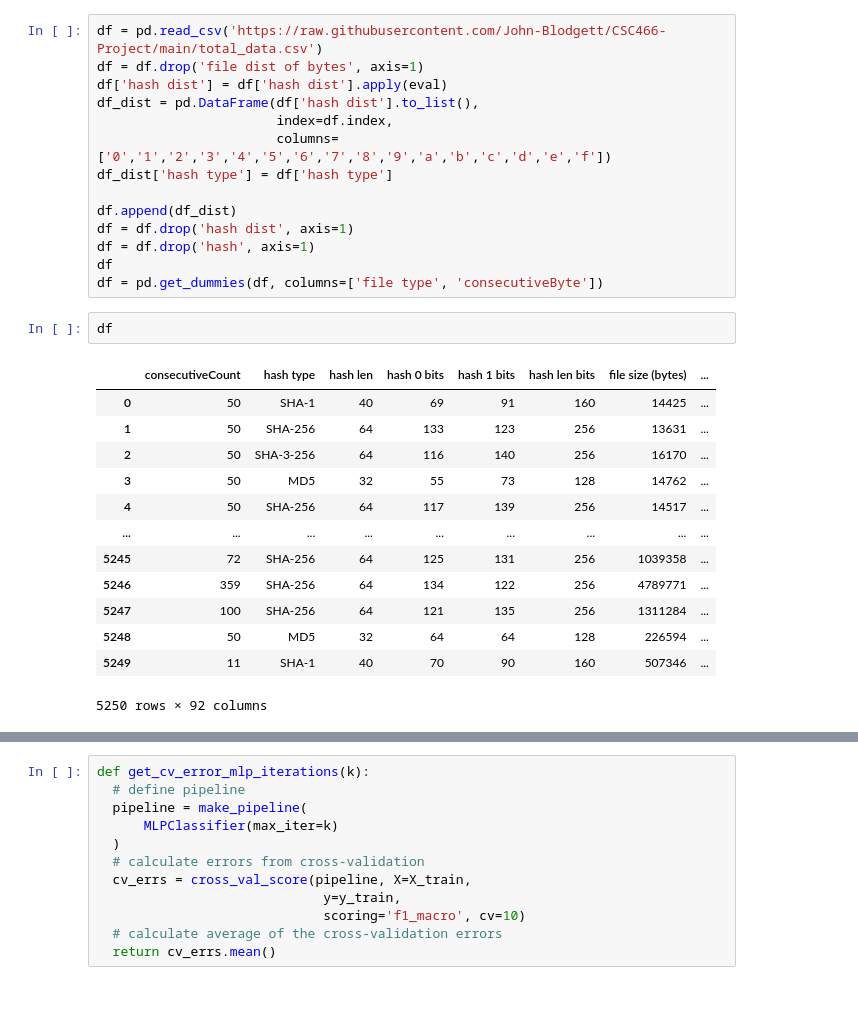
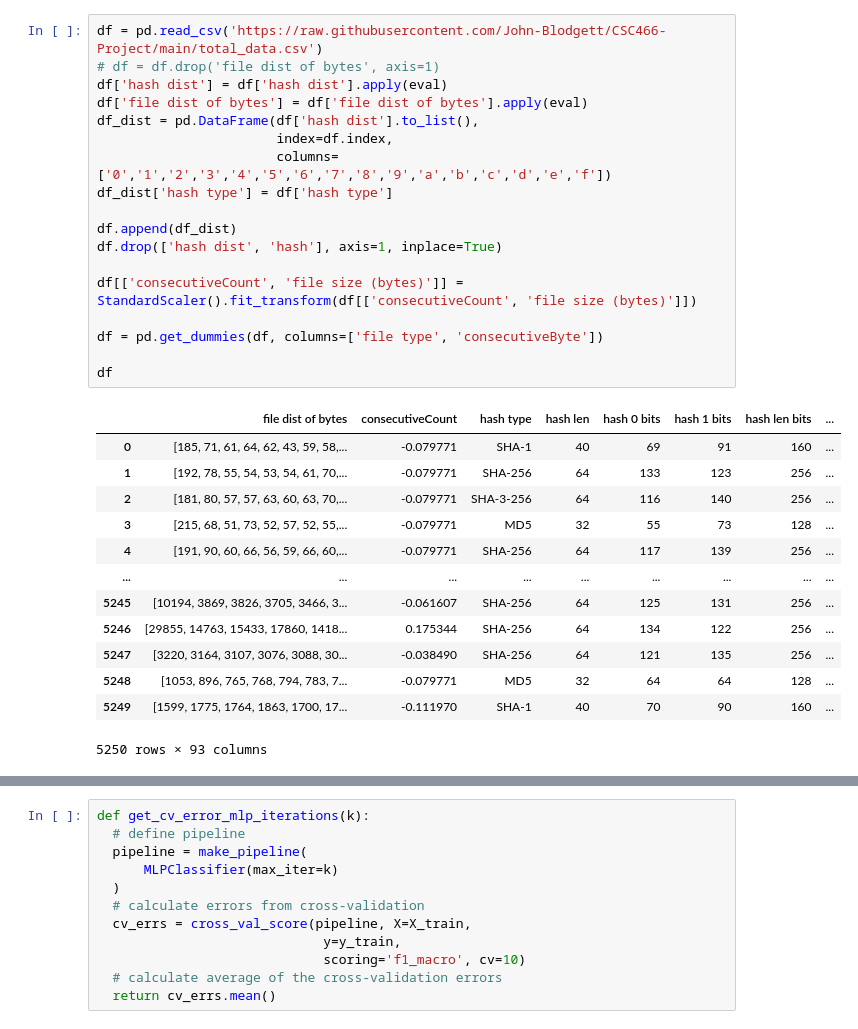
Before and after one commit to John-Blodgett/CSC466-Project, a Jupyter notebook: KNearestClassifier.ipynb, the cells around one changed output, grey strips where cells are left out. Drawn from its saved outputs; the diff is of its cells as text; blank space fills up the shorter version.

```diff
--- a/KNearestClassifier.ipynb
+++ b/KNearestClassifier.ipynb
@@ -7,30 +17,32 @@ import numpy as np
 # %%
 df = pd.read_csv('https://raw.githubusercontent.com/John-Blodgett/CSC466-Project/main/total_data.csv')
-df = df.drop('file dist of bytes', axis=1)
+# df = df.drop('file dist of bytes', axis=1)
 df['hash dist'] = df['hash dist'].apply(eval)
+df['file dist of bytes'] = df['file dist of bytes'].apply(eval)
 df_dist = pd.DataFrame(df['hash dist'].to_list(),
                        index=df.index,
                        columns=['0','1','2','3','4','5','6','7','8','9','a','b','c','d','e','f'])
 df_dist['hash type'] = df['hash type']
 
 df.append(df_dist)
-df = df.drop('hash dist', axis=1)
-df = df.drop('hash', axis=1)
+df.drop(['hash dist', 'hash'], axis=1, inplace=True)
+
+df[['consecutiveCount', 'file size (bytes)']] = StandardScaler().fit_transform(df[['consecutiveCount', 'file size (bytes)']])
+
+df = pd.get_dummies(df, columns=['file type', 'consecutiveByte'])
+
 df
-df = pd.get_dummies(df, columns=['file type', 'consecutiveByte'])
+# %% [output]
+|  | file dist of bytes | consecutiveCount | hash type | hash len | hash 0 bits | hash 1 bits | hash len bits | ... |
+| 0 | [185, 71, 61, 64, 62, 43, 59, 58,... | -0.079771 | SHA-1 | 40 | 69 | 91 | 160 | ... |
+| 1 | [192, 78, 55, 54, 53, 54, 61, 70,... | -0.079771 | SHA-256 | 64 | 133 | 123 | 256 | ... |
+| 2 | [181, 80, 57, 57, 63, 60, 63, 70,... | -0.079771 | SHA-3-256 | 64 | 116 | 140 | 256 | ... |
+| 3 | [215, 68, 51, 73, 52, 57, 52, 55,... | -0.079771 | MD5 | 32 | 55 | 73 | 128 | ... |
+| 4 | [191, 90, 60, 66, 56, 59, 66, 60,... | -0.079771 | SHA-256 | 64 | 117 | 139 | 256 | ... |
+| ... | ... | ... | ... | ... | ... | ... | ... | ... |
+| 5245 | [10194, 3869, 3826, 3705, 3466, 3... | -0.061607 | SHA-256 | 64 | 125 | 131 | 256 | ... |
+| 5246 | [29855, 14763, 15433, 17860, 1418... | 0.175344 | SHA-256 | 64 | 134 | 122 | 256 | ... |
+| 5247 | [3220, 3164, 3107, 3076, 3088, 30... | -0.038490 | SHA-256 | 64 | 121 | 135 | 256 | ... |
+| 5248 | [1053, 896, 765, 768, 794, 783, 7... | -0.079771 | MD5 | 32 | 64 | 64 | 128 | ... |
+| 5249 | [1599, 1775, 1764, 1863, 1700, 17... | -0.111970 | SHA-1 | 40 | 70 | 90 | 160 | ... |
+5250 rows × 93 columns
-# %%
-df
-# %% [output]
-|  | consecutiveCount | hash type | hash len | hash 0 bits | hash 1 bits | hash len bits | file size (bytes) | ... |
-| 0 | 50 | SHA-1 | 40 | 69 | 91 | 160 | 14425 | ... |
-| 1 | 50 | SHA-256 | 64 | 133 | 123 | 256 | 13631 | ... |
-| 2 | 50 | SHA-3-256 | 64 | 116 | 140 | 256 | 16170 | ... |
-| 3 | 50 | MD5 | 32 | 55 | 73 | 128 | 14762 | ... |
-| 4 | 50 | SHA-256 | 64 | 117 | 139 | 256 | 14517 | ... |
-| ... | ... | ... | ... | ... | ... | ... | ... | ... |
-| 5245 | 72 | SHA-256 | 64 | 125 | 131 | 256 | 1039358 | ... |
-| 5246 | 359 | SHA-256 | 64 | 134 | 122 | 256 | 4789771 | ... |
-| 5247 | 100 | SHA-256 | 64 | 121 | 135 | 256 | 1311284 | ... |
-| 5248 | 50 | MD5 | 32 | 64 | 64 | 128 | 226594 | ... |
-| 5249 | 11 | SHA-1 | 40 | 70 | 90 | 160 | 507346 | ... |
-5250 rows × 92 columns
```
Also changed, not shown: parts of 18 cells of this notebook.
